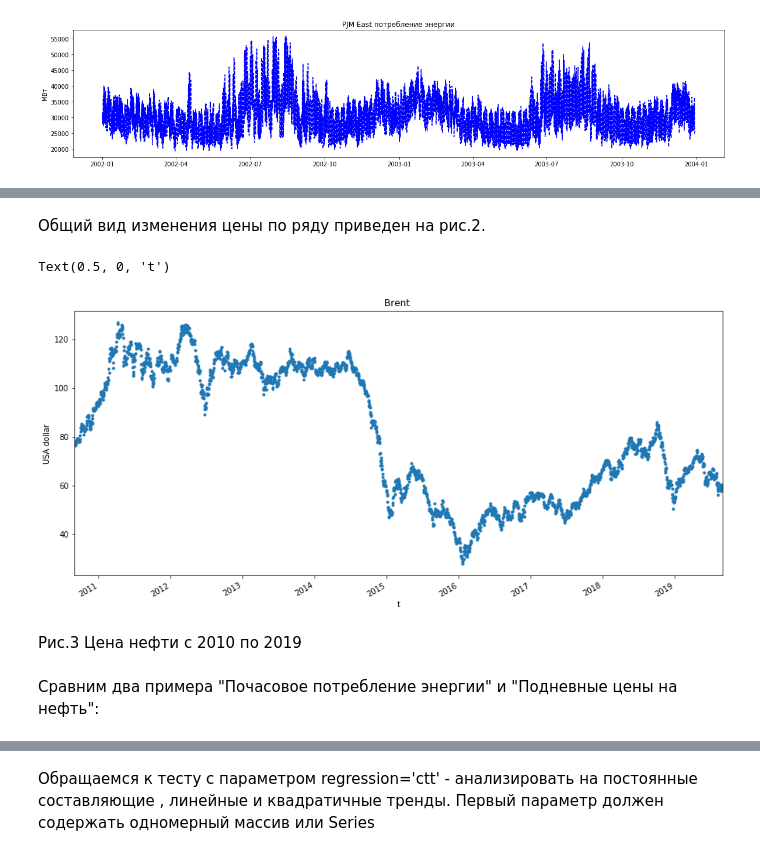
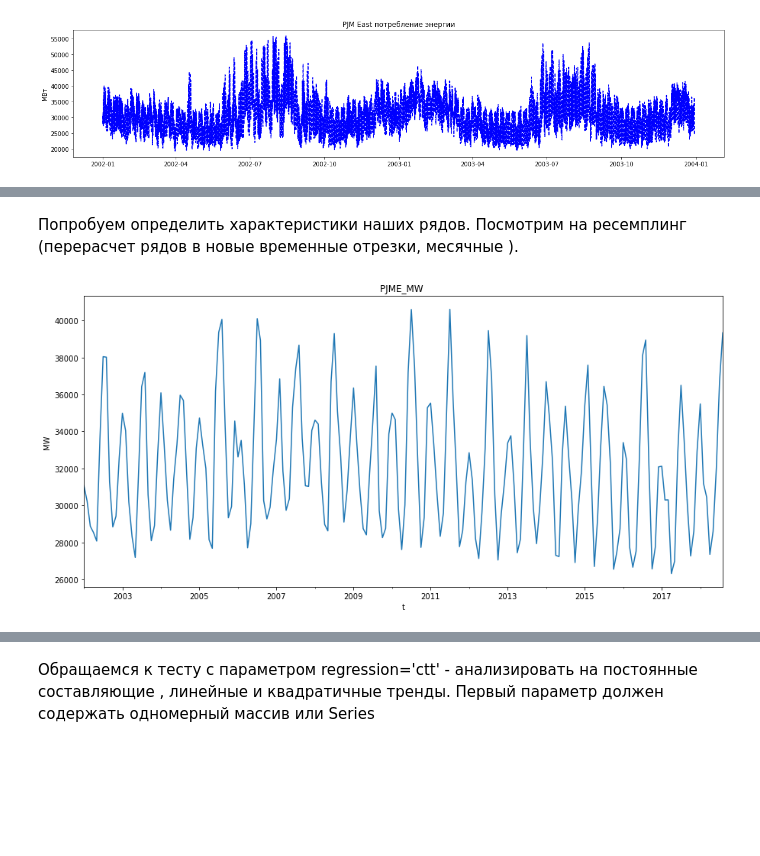
Before and after one commit to mikhachev/Data-Science-Python, a Jupyter notebook: MLB_hw2_converting_features.ipynb, the cells around one changed output, grey strips where cells are left out. Drawn from its saved outputs; the diff is of its cells as text; code cells hidden in the pictures; blank space fills up the shorter version.

```diff
--- a/MLB_hw2_converting_features.ipynb
+++ b/MLB_hw2_converting_features.ipynb
@@ -123,2 +90,2 @@ brent_data.describe()
-# %% [markdown]
-Общий вид изменения цены по ряду приведен на рис.2.
+# %% [markdown]
+Попробуем определить характеристики наших рядов. Посмотрим на ресемплинг (перерасчет рядов в новые временные отрезки,  месячные ).
@@ -125,11 +94,7 @@ brent_data.describe()
 # %%
-_ = brent_data['Значение'].plot( style='.', figsize=( 15, 7 ), title='Brent ')
-plt.ylabel('USA dollar')
+_ = data_m['PJME_MW'].plot( style='-', figsize=( 15, 7 ), title='PJME_MW ')
+plt.ylabel('MW')
 plt.xlabel('t')
+plt.show()
 # %% [output]
-Text(0.5, 0, 't')
-[figure, old version]
+[figure, new version]
-# %% [markdown]
-Рис.3 Цена нефти с 2010 по 2019
-# %% [markdown]
-Сравним два примера "Почасовое потребление энергии" и "Подневные цены на нефть":
```
Also changed, not shown: parts of 84 cells of this notebook.
